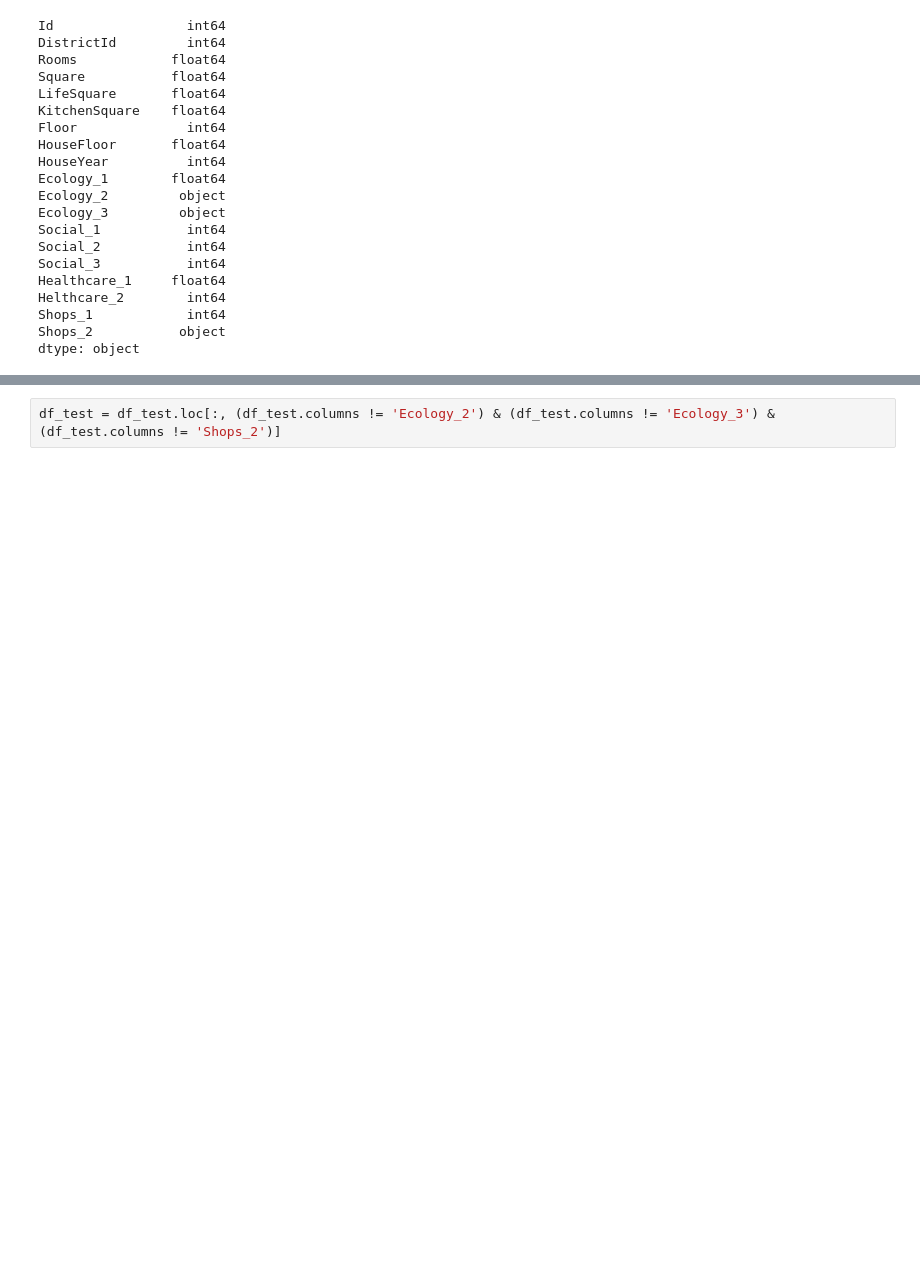
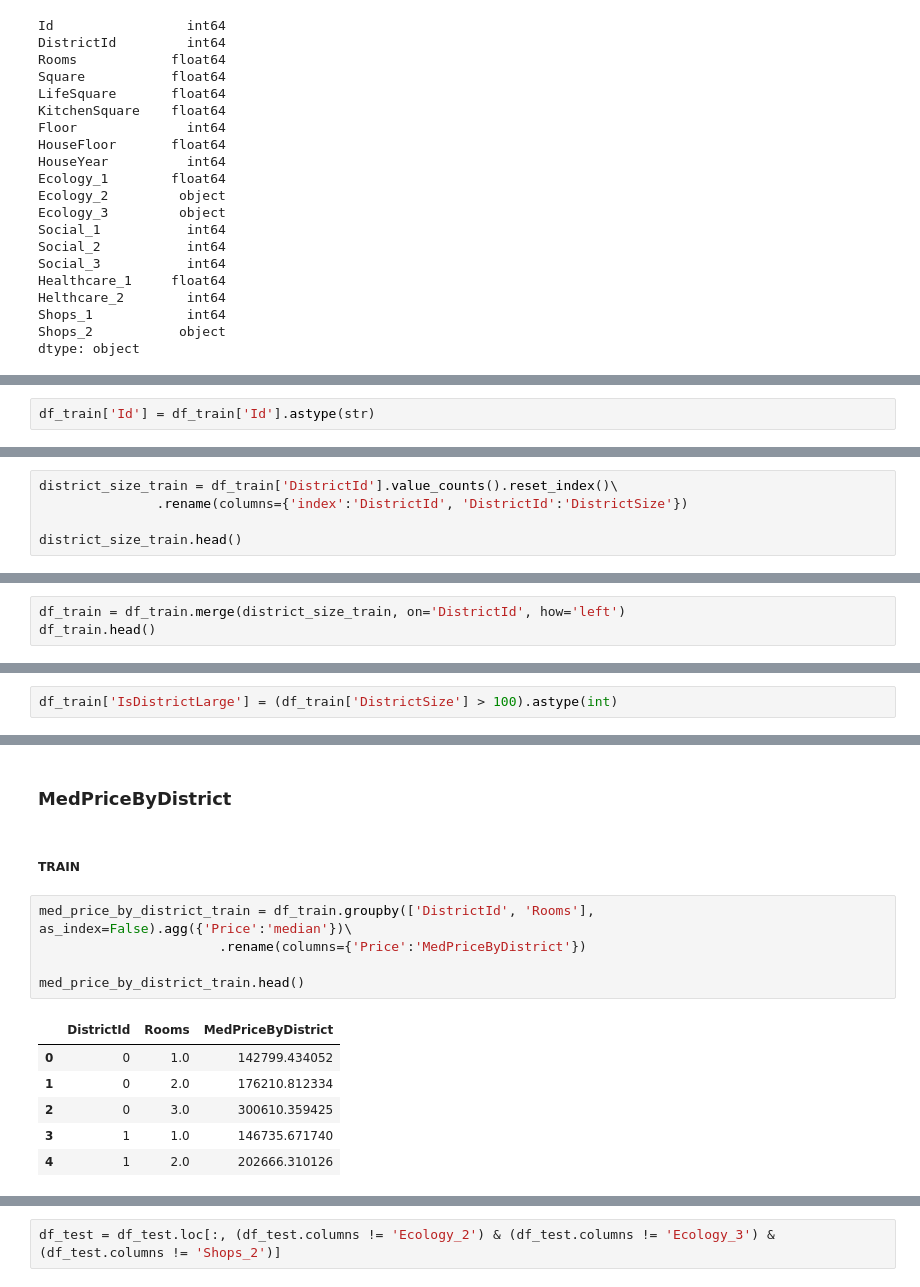
Before and after one commit to AntonyVasilev/Libs_for_DS, a Jupyter notebook: final_project/draft_notebook.ipynb, the cells around one changed output, grey strips where cells are left out. Saved outputs shown, nothing was run; the diff lists cells and outputs as text; blank space fills up the shorter version.

```diff
--- a/final_project/draft_notebook.ipynb
+++ b/final_project/draft_notebook.ipynb
@@ -554,0 +555,2 @@ dtype: object
+# %%
+df_train['Id'] = df_train['Id'].astype(str)
@@ -581,0 +597,5 @@ df_test.head()
+# %%
+district_size_train = df_train['DistrictId'].value_counts().reset_index()\
+               .rename(columns={'index':'DistrictId', 'DistrictId':'DistrictSize'})
+
+district_size_train.head()
@@ -581,0 +609,3 @@ df_test.head()
+# %%
+df_train = df_train.merge(district_size_train, on='DistrictId', how='left')
+df_train.head()
@@ -581,0 +625,2 @@ df_test.head()
+# %%
+df_train['IsDistrictLarge'] = (df_train['DistrictSize'] > 100).astype(int)
@@ -581,0 +694,16 @@ df_test.head()
+# %% [markdown]
+### MedPriceByDistrict
+# %% [markdown]
+##### TRAIN
+# %%
+med_price_by_district_train = df_train.groupby(['DistrictId', 'Rooms'], as_index=False).agg({'Price':'median'})\
+                       .rename(columns={'Price':'MedPriceByDistrict'})
+
+med_price_by_district_train.head()
+# %% [output]
+|  | DistrictId | Rooms | MedPriceByDistrict |
+| 0 | 0 | 1.0 | 142799.434052 |
+| 1 | 0 | 2.0 | 176210.812334 |
+| 2 | 0 | 3.0 | 300610.359425 |
+| 3 | 1 | 1.0 | 146735.671740 |
+| 4 | 1 | 2.0 | 202666.310126 |
```
Also changed, not shown: parts of 69 cells of this notebook, 8 other files.
